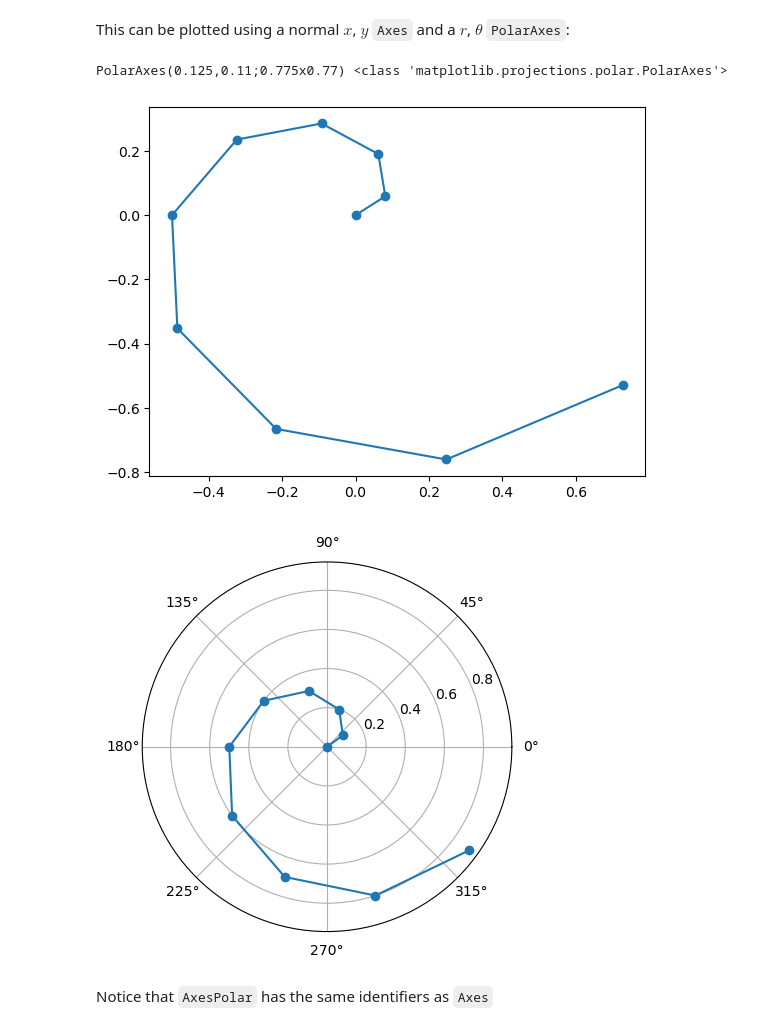
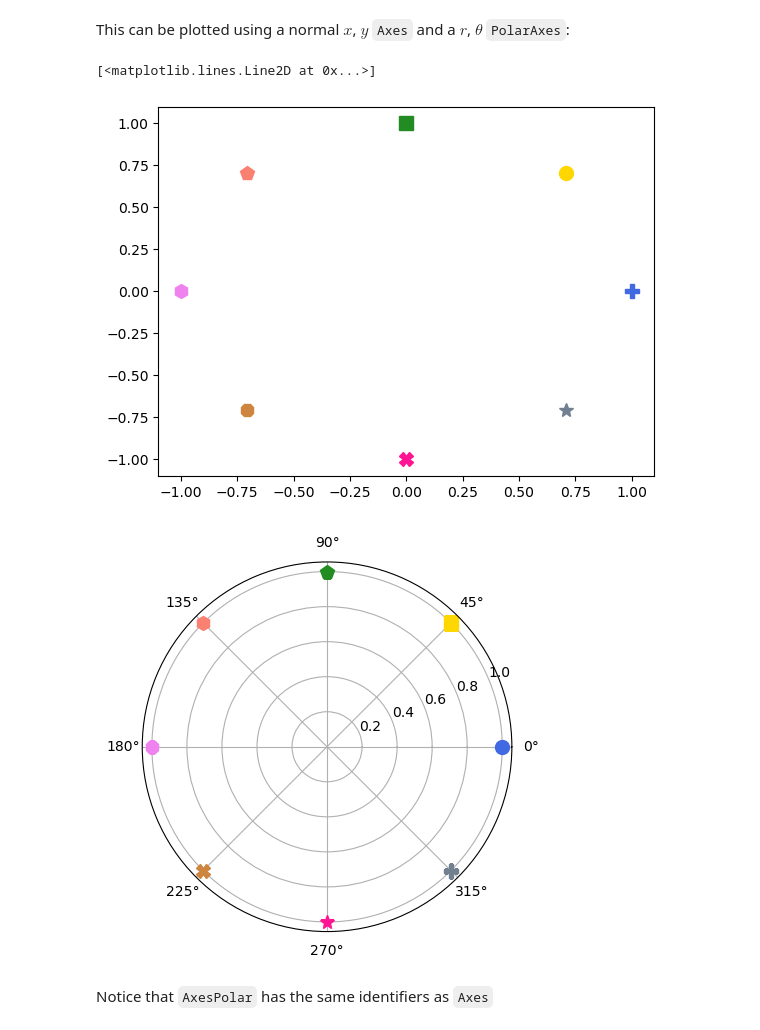
Before and after one commit to PhilipYip1988/python-notebooks, a Jupyter notebook: matplotlib_library/notebook_introduction.ipynb, the cells around one changed output. Drawn from its saved outputs; the diff is of its cells as text; code cells hidden in the pictures.

````diff
--- a/matplotlib_library/notebook_introduction.ipynb
+++ b/matplotlib_library/notebook_introduction.ipynb
@@ -572,17 +572,31 @@ pd.DataFrame({'x': x, 'y': y, 'r': r, 'theta': theta, 'degree': degree, })
 # %% [markdown]
 This can be plotted using a normal $x$, $y$ ```Axes``` and a $r$, $\theta$ ```PolarAxes```:
-# %%
-fig, ax = plt.subplots()
-ax.plot(x, y, marker='o')
-
-fig = plt.figure()
-axpolar = fig.add_subplot(1, 1, 1, projection='polar')
-axpolar.plot(theta, r, marker='o')
-print(axpolar, type(axpolar))
-# %% [output]
-PolarAxes(0.125,0.11;0.775x0.77) <class 'matplotlib.projections.polar.PolarAxes'>
-[figure, removed]
-[figure, removed]
+# %%
+fig = plt.figure()
+ax = fig.add_subplot(1, 1, 1)
+ax.plot(1, 0, color='royalblue', ls=None, marker='P', markersize=10)
+ax.plot(0.7071068, 0.7071068, color='gold', ls=None, marker='o', markersize=10)
+ax.plot(0, 1, color='forestgreen', ls=None, marker='s', markersize=10)
+ax.plot(-0.7071068, 0.7071068, color='salmon', ls=None, marker='p', markersize=10)
+ax.plot(-1, 0, color='violet', ls=None, marker='h', markersize=10)
+ax.plot(-0.7071068, -0.7071068, color='peru', ls=None, marker='8', markersize=10)
+ax.plot(0, -1, color='deeppink', ls=None, marker='X', markersize=10)
+ax.plot(0.7071068, -0.7071068, color='slategrey', ls=None, marker='*', markersize=10)
+
+fig = plt.figure()
+axpolar = fig.add_subplot(1, 1, 1, projection='polar')
+axpolar.plot(0*math.tau/8, 1, color='royalblue', ls=None, marker='o', markersize=10)
+axpolar.plot(1*math.tau/8, 1, color='gold', ls=None, marker='s', markersize=10)
+axpolar.plot(2*math.tau/8, 1, color='forestgreen', ls=None, marker='p', markersize=10)
+axpolar.plot(3*math.tau/8, 1, color='salmon', ls=None, marker='h', markersize=10)
+axpolar.plot(4*math.tau/8, 1, color='violet', ls=None, marker='8', markersize=10)
+axpolar.plot(5*math.tau/8, 1, color='peru', ls=None, marker='X', markersize=10)
+axpolar.plot(6*math.tau/8, 1, color='deeppink', ls=None, marker='*', markersize=10)
+axpolar.plot(7*math.tau/8, 1, color='slategray', ls=None, marker='P', markersize=10)
+# %% [output]
+[<matplotlib.lines.Line2D at 0x...>]
+[figure, added]
+[figure, added]
 # %% [markdown]
 Notice that ```AxesPolar``` has the same identifiers as ```Axes```
 # %%
````
Also changed, not shown: parts of 50 cells of this notebook.
